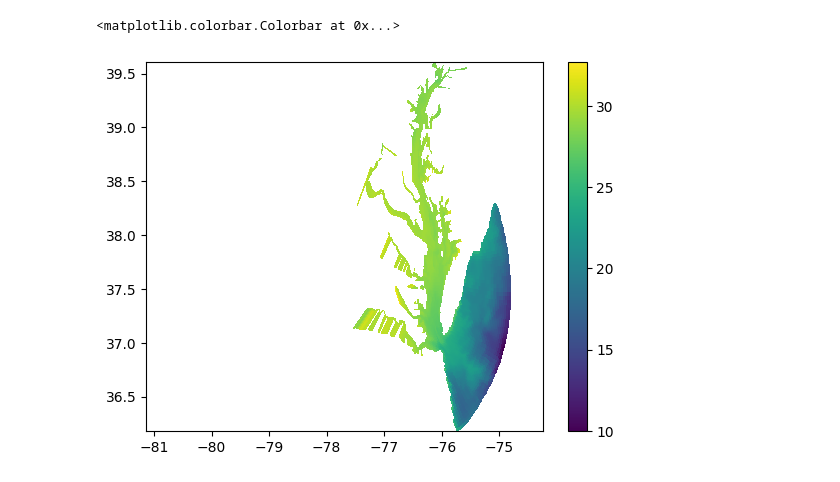
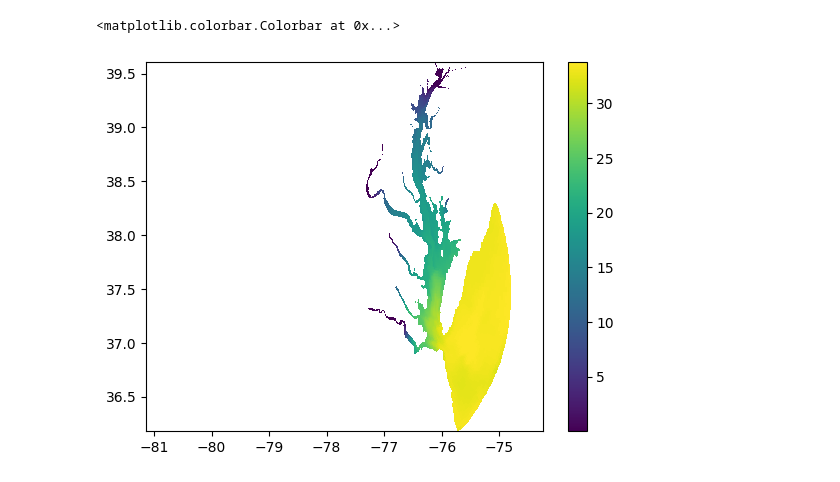
Before and after one commit to mpiannucci/ocean-notebooks, a Jupyter notebook: cbofs_best.ipynb, the cells around one changed output. Drawn from its saved outputs; the diff is of its cells as text; code cells hidden in the pictures.

Commit message:
Figure out cbofs rendering

```diff
--- a/cbofs_best.ipynb
+++ b/cbofs_best.ipynb
@@ -34,21 +34,23 @@ Coordinates:
 # %%
 ds_sel = ds.cf.isel(time=0)
 mask = ds_sel.mask_rho.values
-salt = ds_sel.temp.cf.isel(vertical=0).values
+salt = ds_sel.salt.cf.isel(vertical=0).values
 lat = ds_sel.lat_rho.values
 lon = ds_sel.lon_rho.values
 
 # https://github.com/ioos/Cloud-Sandbox/blob/main/cloudflow/plotting/plot_roms.py
 # Apply mask
 salt = np.ma.masked_where(mask == 0, salt)
 
 # pcolor uses surrounding points, if any are masked, mask this cell
 #   see https://matplotlib.org/api/_as_gen/matplotlib.pyplot.pcolor.html
-# salt[:-1,:] = np.ma.masked_where(mask[1:,:] == 0, salt[:-1,:])
-# salt[:,:-1] = np.ma.masked_where(mask[:,1:] == 0, salt[:,:-1])
+salt[:-1,:] = np.ma.masked_where(mask[1:,:] == 0, salt[:-1,:])
+salt[:,:-1] = np.ma.masked_where(mask[:,1:] == 0, salt[:,:-1])
+salt[1:,:] = np.ma.masked_where(mask[:-1,:] == 0, salt[1:,:])
+salt[:,1:] = np.ma.masked_where(mask[:,:-1] == 0, salt[:,1:])
 
 plt.pcolormesh(lon, lat, salt, edgecolor='none')
 plt.colorbar()
 # %% [output]
 <matplotlib.colorbar.Colorbar at 0x...>
-[figure, old version]
+[figure, new version]
```
